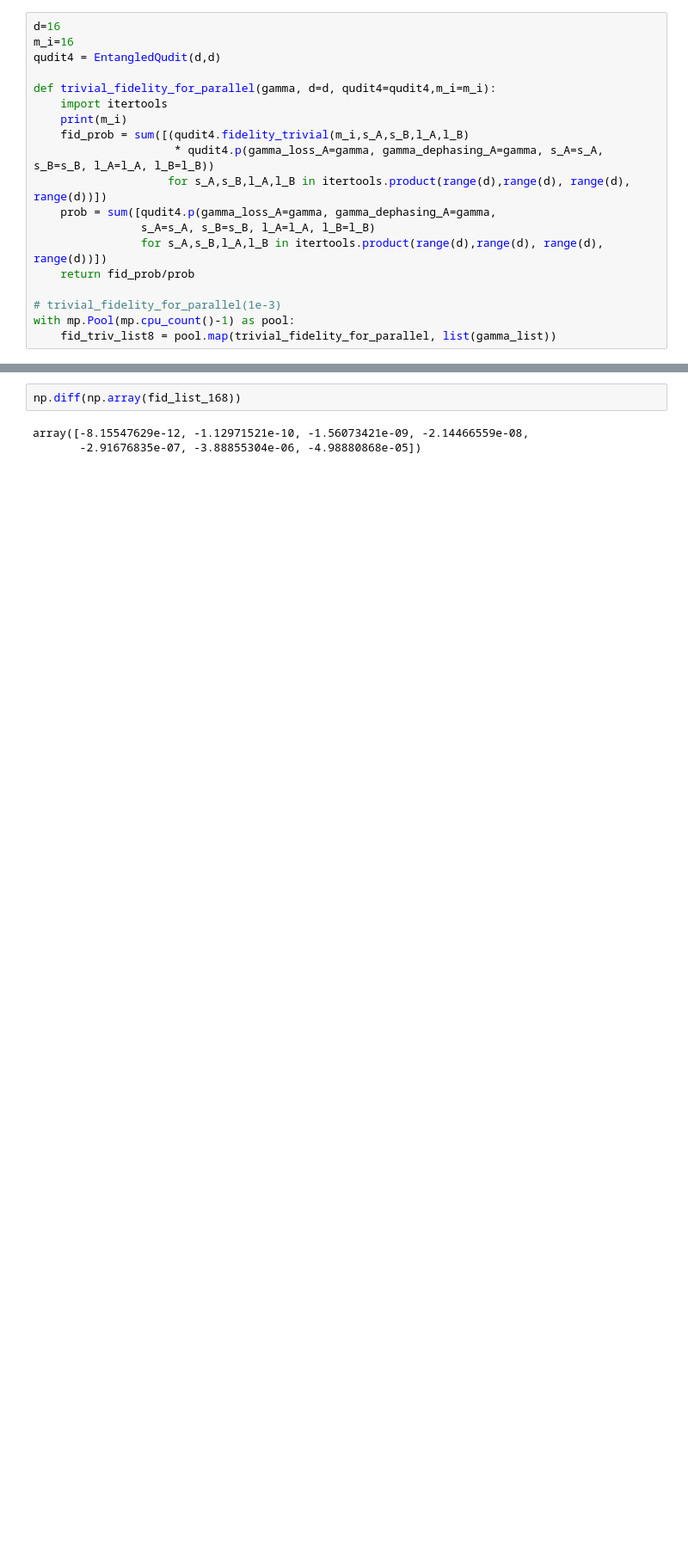
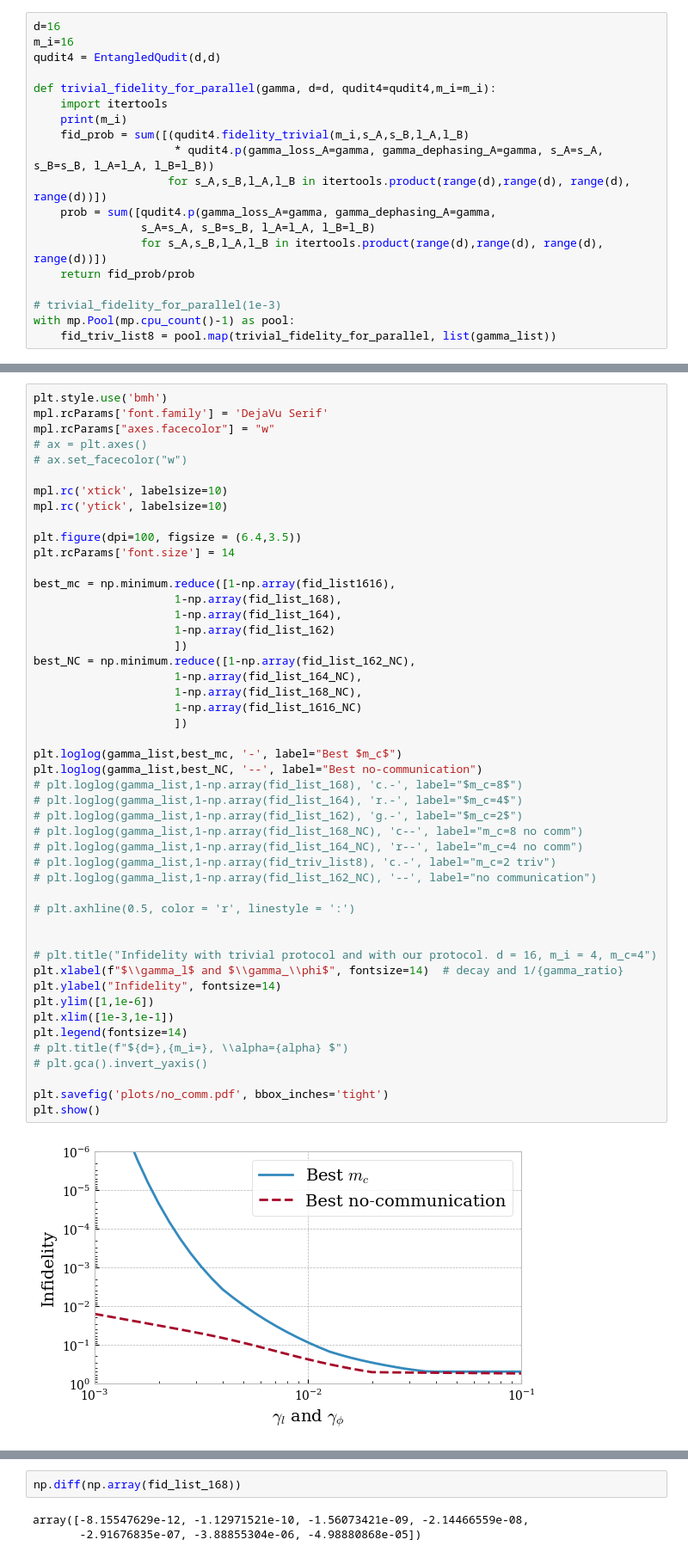
Before and after one commit to RosenblumLab/BosonicEntanglementDistillation, a Jupyter notebook: playground2.ipynb, the cells around one changed output, grey strips where cells are left out. Shown: that part at 86% size. Drawn from its saved outputs; the diff is of its cells as text; blank space fills up the shorter version.

```diff
--- a/playground2.ipynb
+++ b/playground2.ipynb
@@ -178,0 +253,50 @@ plt.title(f"${d=},{m_i=}, \\alpha={alpha} $")
+# %%
+plt.style.use('bmh')
+mpl.rcParams['font.family'] = 'DejaVu Serif'
+mpl.rcParams["axes.facecolor"] = "w"
+# ax = plt.axes()
+# ax.set_facecolor("w")
+
+mpl.rc('xtick', labelsize=10)
+mpl.rc('ytick', labelsize=10)
+
+plt.figure(dpi=100, figsize = (6.4,3.5))
+plt.rcParams['font.size'] = 14
+
+best_mc = np.minimum.reduce([1-np.array(fid_list1616),
+                     1-np.array(fid_list_168),
+                     1-np.array(fid_list_164),
+                     1-np.array(fid_list_162)
+                     ])
+best_NC = np.minimum.reduce([1-np.array(fid_list_162_NC),
+                     1-np.array(fid_list_164_NC),
+                     1-np.array(fid_list_168_NC),
+                     1-np.array(fid_list_1616_NC)
+                     ])
+
+plt.loglog(gamma_list,best_mc, '-', label="Best $m_c$")
+plt.loglog(gamma_list,best_NC, '--', label="Best no-communication")
+# plt.loglog(gamma_list,1-np.array(fid_list_168), 'c.-', label="$m_c=8$")
+# plt.loglog(gamma_list,1-np.array(fid_list_164), 'r.-', label="$m_c=4$")
+# plt.loglog(gamma_list,1-np.array(fid_list_162), 'g.-', label="$m_c=2$")
+# plt.loglog(gamma_list,1-np.array(fid_list_168_NC), 'c--', label="m_c=8 no comm")
+# plt.loglog(gamma_list,1-np.array(fid_list_164_NC), 'r--', label="m_c=4 no comm")
+# plt.loglog(gamma_list,1-np.array(fid_triv_list8), 'c.-', label="m_c=2 triv")
+# plt.loglog(gamma_list,1-np.array(fid_list_162_NC), '--', label="no communication")
+
+# plt.axhline(0.5, color = 'r', linestyle = ':')
+
+
+# plt.title("Infidelity with trivial protocol and with our protocol. d = 16, m_i = 4, m_c=4")
+plt.xlabel(f"$\\gamma_l$ and $\\gamma_\\phi$", fontsize=14)  # decay and 1/{gamma_ratio}
+plt.ylabel("Infidelity", fontsize=14)
+plt.ylim([1,1e-6])
+plt.xlim([1e-3,1e-1])
+plt.legend(fontsize=14)
+# plt.title(f"${d=},{m_i=}, \\alpha={alpha} $")
+# plt.gca().invert_yaxis()
+
+plt.savefig('plots/no_comm.pdf', bbox_inches='tight')
+plt.show()
+# %% [output]
+[figure, added]
```
Also changed, not shown: parts of 19 cells of this notebook, 12 other files.
